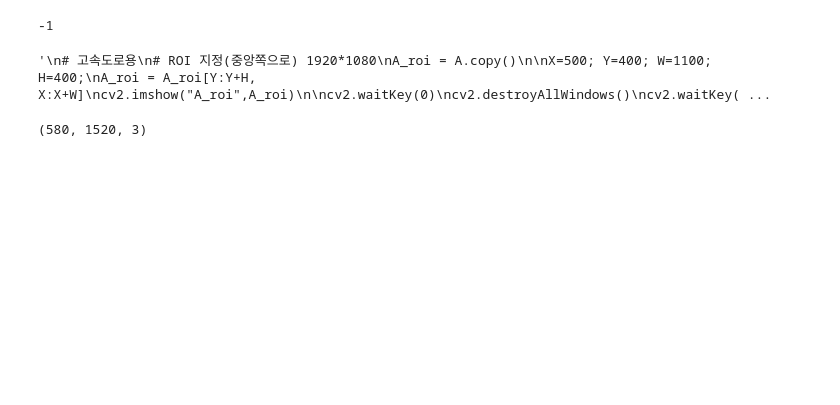
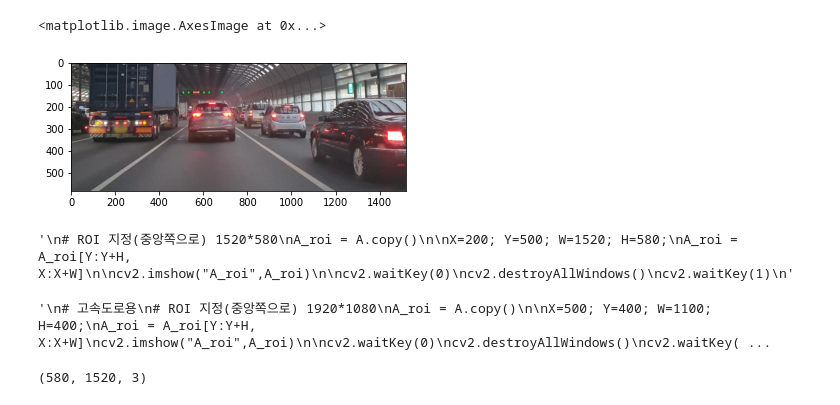
Before and after one commit to lim-ye-ji/Object_recognition_in_autonomous_driving, a Jupyter notebook: lane/Yu.ipynb, the cells around one changed output. Cells and saved outputs as stored; diff of their text form; code cells hidden in the pictures; blank space fills up the shorter version.

```diff
--- a/lane/Yu.ipynb
+++ b/lane/Yu.ipynb
@@ -20,4 +34,17 @@ cv2.waitKey(1)
+# %%
+# plt 버전
+# ROI 지정(중앙쪽으로) 1520*580
+A_roi = A.copy()
+
+X=200; Y=500; W=1520; H=580;
+A_roi = A_roi[Y:Y+H, X:X+W]
+
+plt.imshow(A_roi)
+# %% [output]
+<matplotlib.image.AxesImage at 0x...>
+[figure, added]
 # %%
+"""
 # ROI 지정(중앙쪽으로) 1520*580
 A_roi = A.copy()
 
@@ -29,8 +56,9 @@ cv2.imshow("A_roi",A_roi)
 cv2.waitKey(0)
 cv2.destroyAllWindows()
 cv2.waitKey(1)
+"""
 # %% [output]
--1
+'\n# ROI 지정(중앙쪽으로) 1520*580\nA_roi = A.copy()\n\nX=200; Y=500; W=1520; H=580;\nA_roi = A_roi[Y:Y+H, X:X+W]\n\ncv2.imshow("A_roi",A_roi)\n\ncv2.waitKey(0)\ncv2.destroyAllWindows()\ncv2.waitKey(1)\n'
 # %%
 """
 # 고속도로용
```
Also changed, not shown: parts of 28 cells of this notebook.
